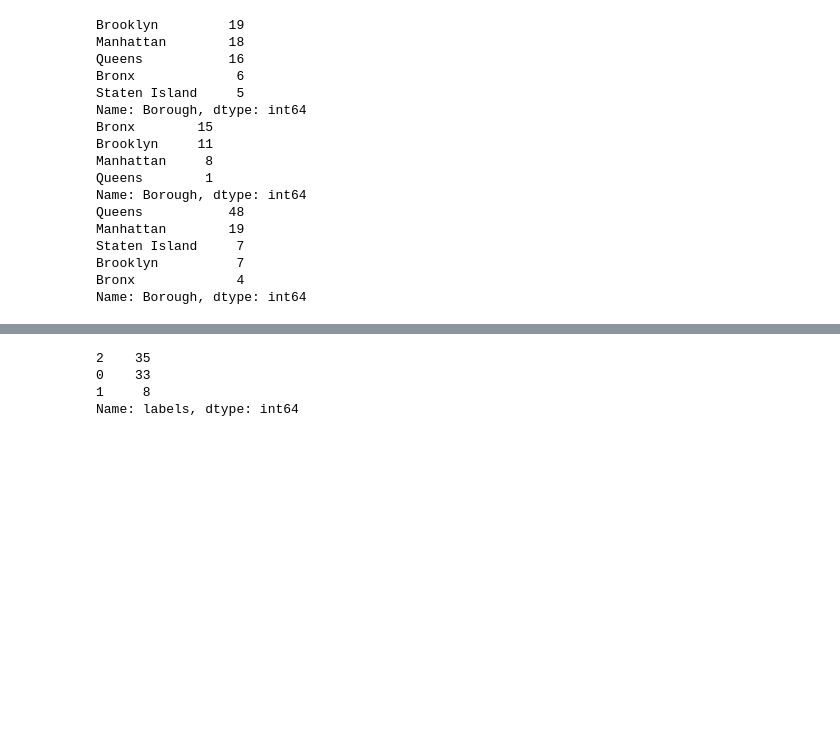
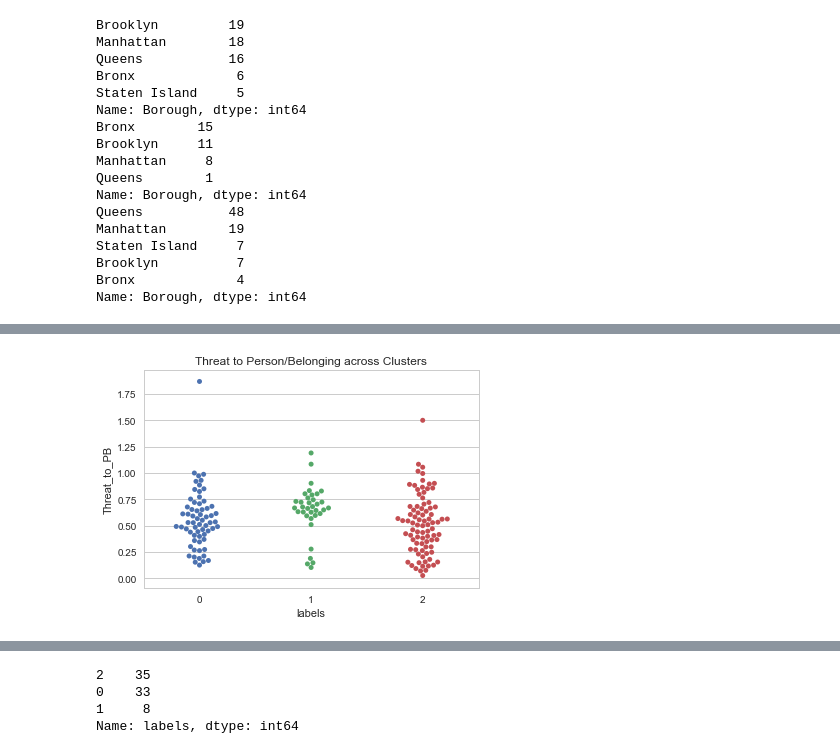
Before and after one commit to noopurP/NBAY6170_project, a Jupyter notebook: aiding_nypd.ipynb, the cells around one changed output, grey strips where cells are left out. Saved outputs shown, nothing was run; the diff lists cells and outputs as text; code cells hidden in the pictures; blank space fills up the shorter version.

```diff
--- a/aiding_nypd.ipynb
+++ b/aiding_nypd.ipynb
@@ -283,0 +293,7 @@ Name: Borough, dtype: int64
+# %%
+# 4. Variation in the Threat to person or Belonging across Clusters
+sns.swarmplot(x="labels", y="Threat_to_PB", data=zip_df)
+plt.title("Threat to Person/Belonging across Clusters")
+plt.show()
+# %% [output]
+[figure, added]
```
Also changed, not shown: parts of 22 cells of this notebook.
